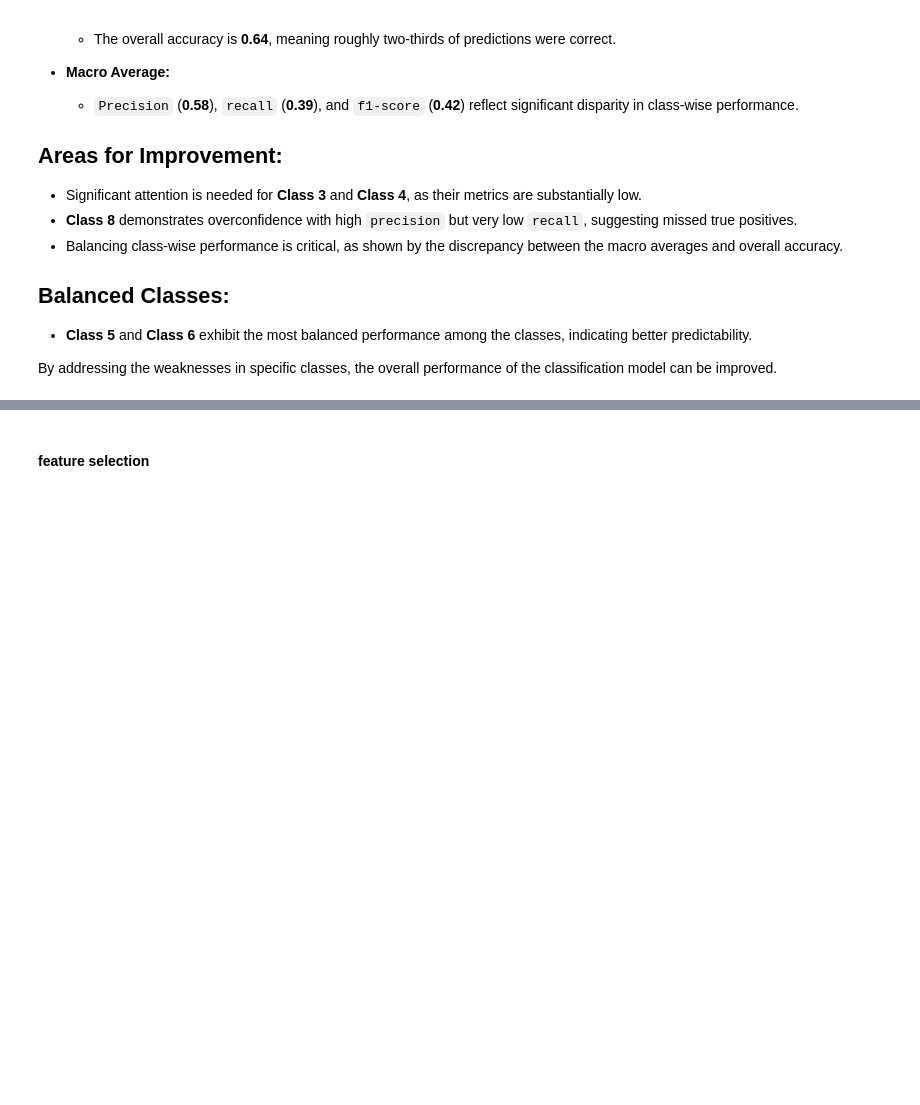
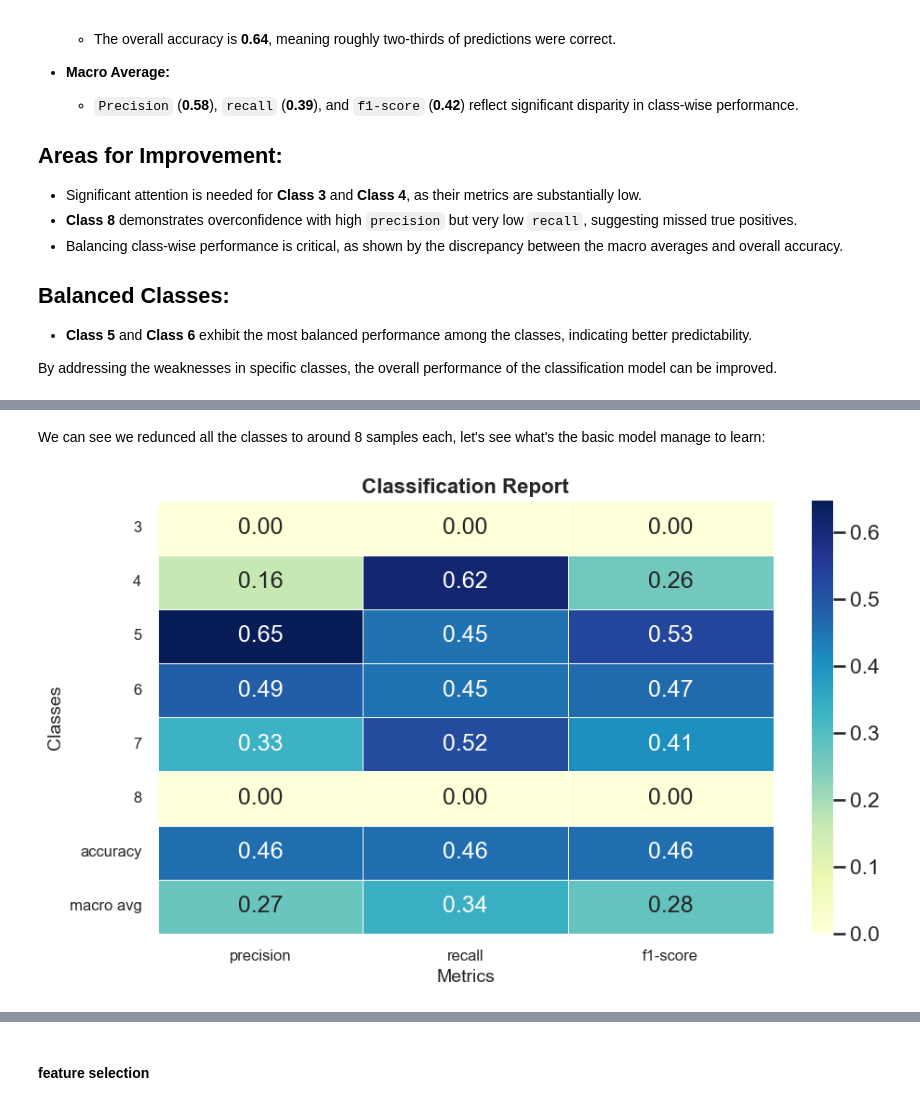
Before and after one commit to airbagdeer/tabular-ds-project, a Jupyter notebook: EX2.ipynb, the cells around one changed output, grey strips where cells are left out. Saved outputs shown, nothing was run; the diff lists cells and outputs as text; code cells hidden in the pictures; blank space fills up the shorter version.

```diff
--- a/EX2.ipynb
+++ b/EX2.ipynb
@@ -225,0 +261,8 @@ By addressing the weaknesses in specific classes, the overall performance of the
+# %% [markdown]
+We can see we redunced all the classes to around 8 samples each, let's see what's the basic model manage to learn:
+# %%
+basic_model.fit(X_train_undersampled, y_train_undersampled)
+y_pred_undersampled = round_results(basic_model.predict(X_test))
+calculate_scores(y_true = y_test, y_pred = y_pred_undersampled)
+# %% [output]
+[figure, added]
```
Also changed, not shown: parts of 44 cells of this notebook.
